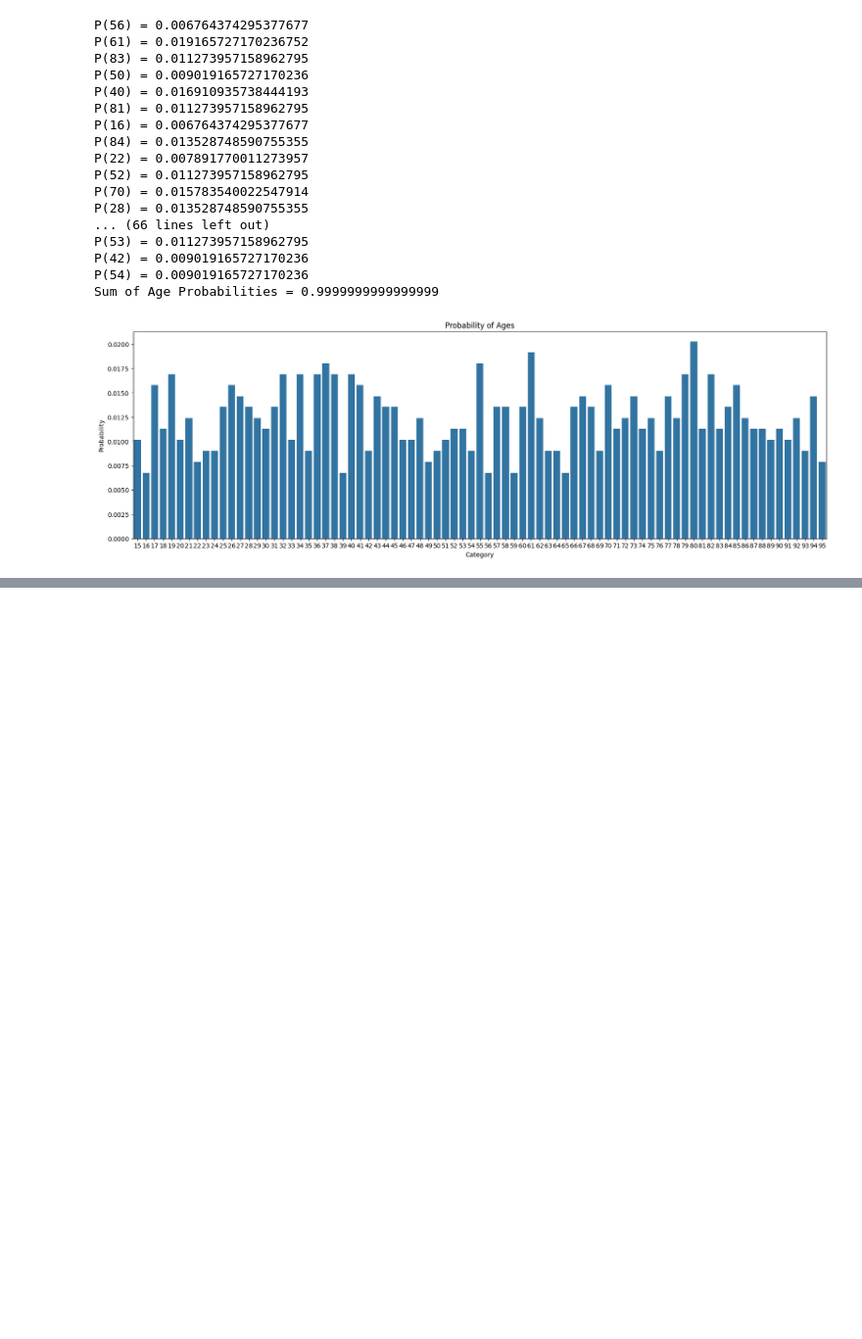
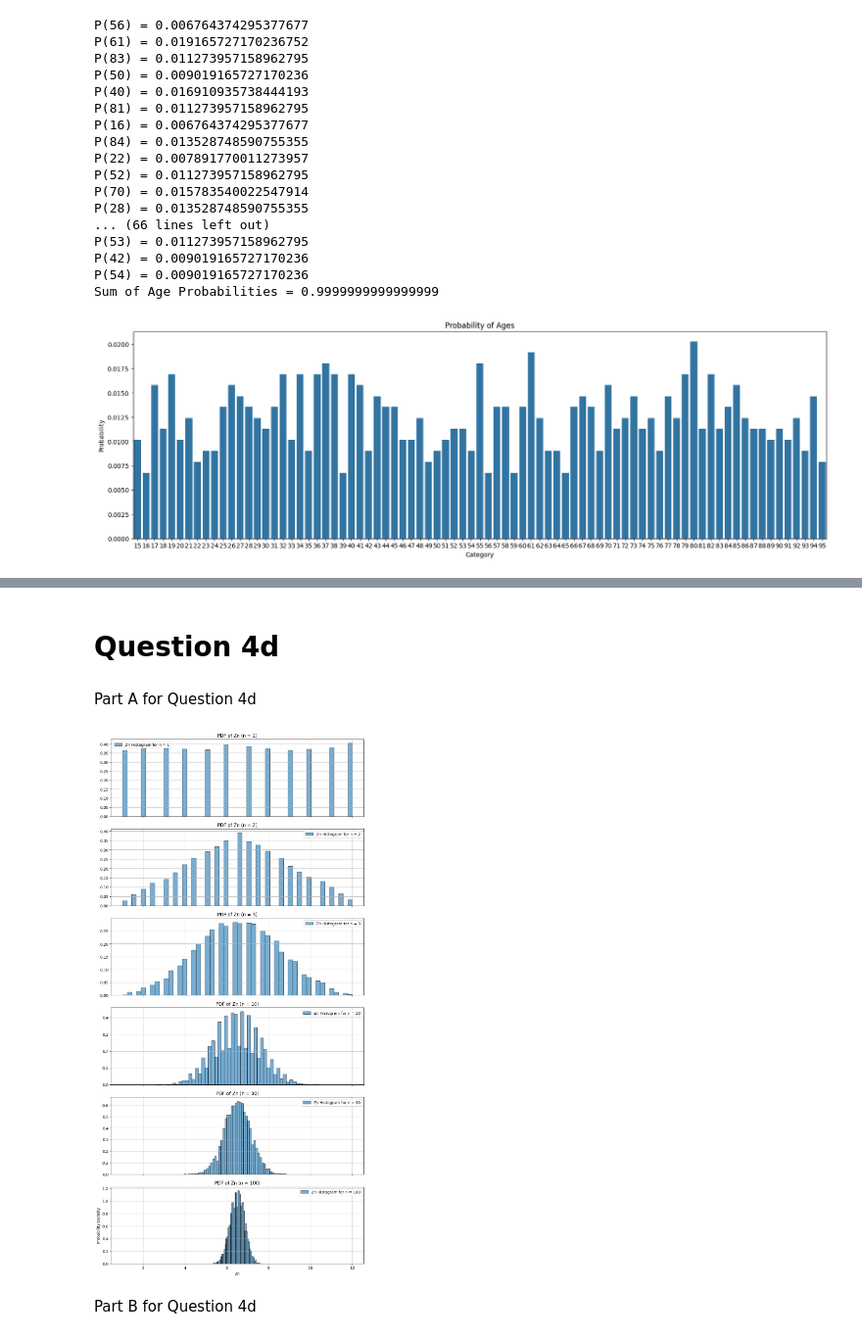
Before and after one commit to Dauniel/ece_engr_131A_project, a Jupyter notebook: project.ipynb, the cells around one changed output, grey strips where cells are left out. Shown at 98% size. Drawn from its saved outputs; the diff is of its cells as text; code cells hidden in the pictures; blank space fills up the shorter version.

```diff
--- a/project.ipynb
+++ b/project.ipynb
@@ -493,0 +699,32 @@ Sum of Age Probabilties | Buy = 1.0000000000000002
+# %% [markdown]
+<h1> Question 4d </h1>
+# %% [markdown]
+Part A for Question 4d
+# %%
+t = 10**4
+n_values = [1,2,3,10,30,100]
+
+sides = 12
+mean_die = (1 + sides) / 2
+variance_die = ((sides**2) - 1) / 12
+
+fig, axes = plt.subplots(len(n_values), figsize=(10, 20), sharex=True)
+
+for i, n in enumerate(n_values):
+    Zn_samples = np.mean(np.random.randint(1, sides+1, (t, n)), axis=1)
+    Standard_Deviation_Zn = np.sqrt(mean_die / n)
+    axes[i].hist(Zn_samples, bins=50, density=True, alpha=0.6, label=f'Zn Histogram for n = {n}', align='mid', edgecolor='black')
+
+    axes[i].legend()
+    axes[i].set_title(f'PDF of Zn (n = {n})')
+    axes[i].grid(True)
+
+    plt.xlabel('Zn')
+    plt.ylabel('Probability Density')
+
+plt.tight_layout()
+plt.show()
+# %% [output]
+[figure, added]
+# %% [markdown]
+Part B for Question 4d
```
Also changed, not shown: parts of 32 cells of this notebook.
